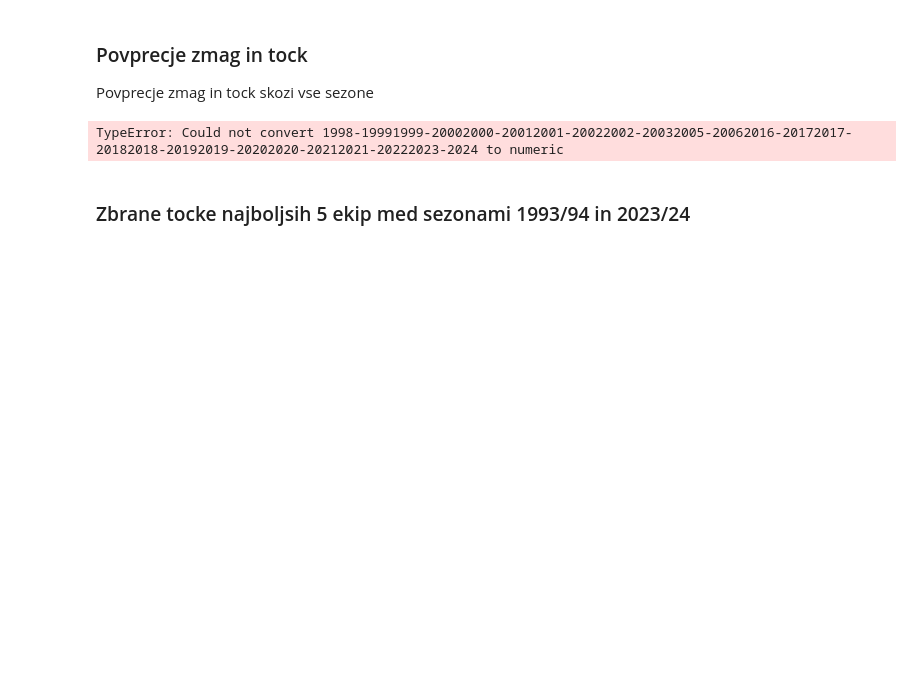
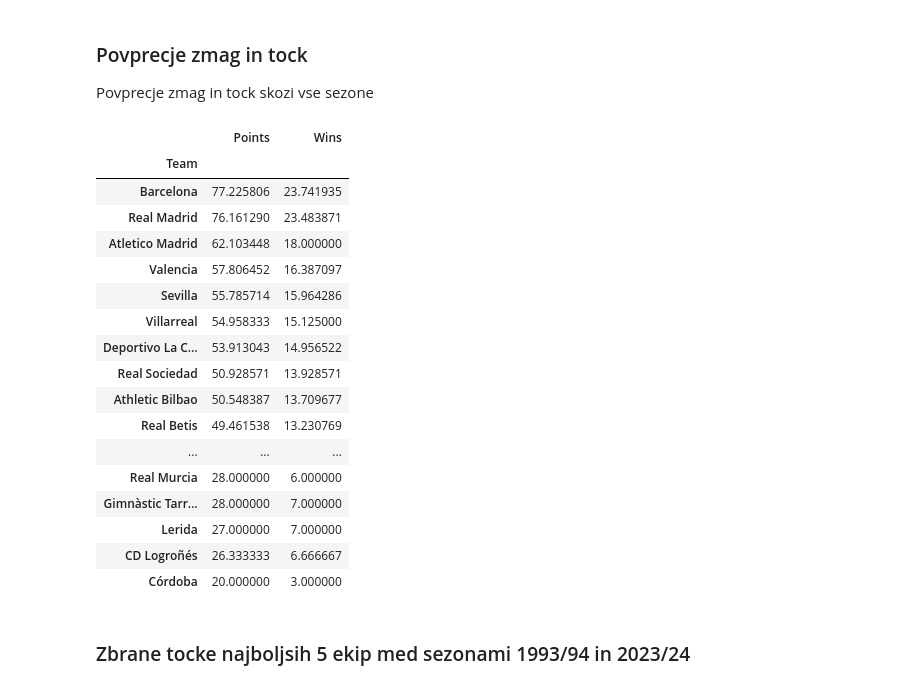
Before and after one commit to lanmedle/Pridobivanje-podatkov-in-analiza, a Jupyter notebook: projektna naloga.ipynb, the cells around one changed output. Drawn from its saved outputs; the diff is of its cells as text; code cells hidden in the pictures; blank space fills up the shorter version.

```diff
--- a/projektna naloga.ipynb
+++ b/projektna naloga.ipynb
@@ -290,14 +290,29 @@ ekipe_vsota_podatkov
 
 Povprecje zmag in tock skozi vse sezone
 # %%
-ekipe_povprecje = laliga_podatki.groupby('Team').mean()
-ekipe_povprecje.reset_index(inplace=True)
-team_avg_selected = ekipe_povprecje[['Team', 'Wins', 'Points']].sort_values(by='Points', ascending=False)
-new_sheet('Povprecje zmag in tock',team_avg_selected)
-team_avg_selected
-#neki morm popraut
+ekipe_povprecje = laliga_podatki.groupby('Team')[['Points', 'Wins']].mean()
+urejene_ekipe = ekipe_povprecje.sort_values(by='Points', ascending=False)
+#new_sheet('Povprecje zmag in tock',urejene_ekipe)
+urejene_ekipe
 # %% [output]
-TypeError: Could not convert 1998-19991999-20002000-20012001-20022002-20032005-20062016-20172017-20182018-20192019-20202020-20212021-20222023-2024 to numeric
+|  | Points | Wins |
+| Team |  |  |
+| Barcelona | 77.225806 | 23.741935 |
+| Real Madrid | 76.161290 | 23.483871 |
+| Atletico Madrid | 62.103448 | 18.000000 |
+| Valencia | 57.806452 | 16.387097 |
+| Sevilla | 55.785714 | 15.964286 |
+| Villarreal | 54.958333 | 15.125000 |
+| Deportivo La C… | 53.913043 | 14.956522 |
+| Real Sociedad | 50.928571 | 13.928571 |
+| Athletic Bilbao | 50.548387 | 13.709677 |
+| Real Betis | 49.461538 | 13.230769 |
+| ... | ... | ... |
+| Real Murcia | 28.000000 | 6.000000 |
+| Gimnàstic Tarr… | 28.000000 | 7.000000 |
+| Lerida | 27.000000 | 7.000000 |
+| CD Logroñés | 26.333333 | 6.666667 |
+| Córdoba | 20.000000 | 3.000000 |
 # %% [markdown]
 ### Zbrane tocke najboljsih 5 ekip med sezonami 1993/94 in 2023/24
 # %%
```
Also changed, not shown: parts of 4 cells of this notebook, 1 other file.
